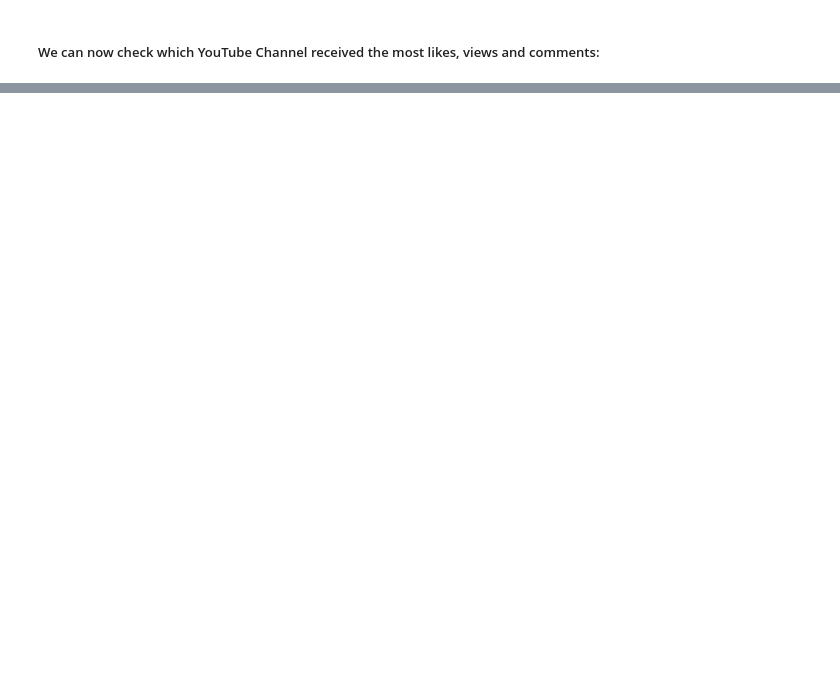
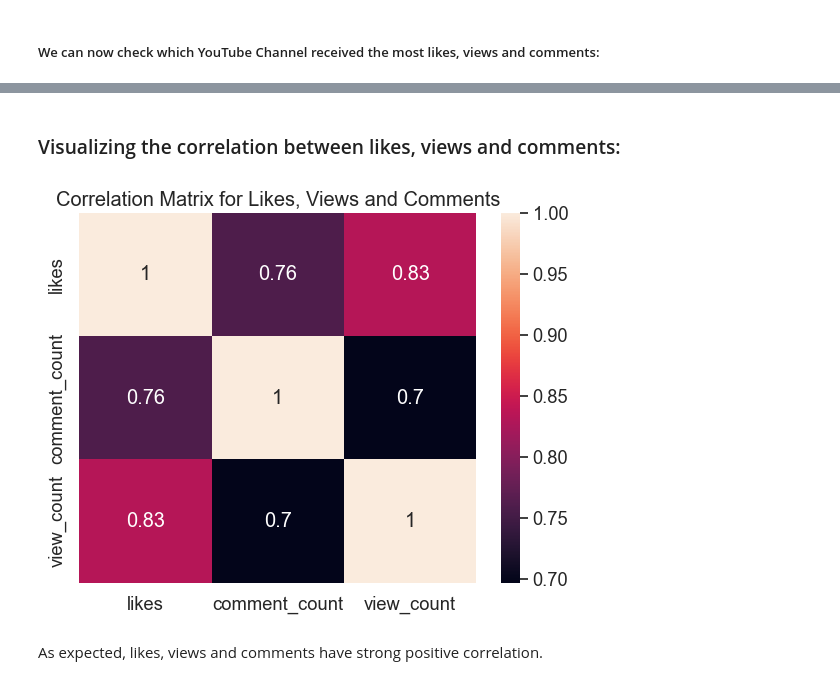
Before and after one commit to ALvee-611/YouTube-Analysis, a Jupyter notebook: Analysis/EDA.ipynb, the cells around one changed output, grey strips where cells are left out. Cells and saved outputs as stored; diff of their text form; code cells hidden in the pictures; blank space fills up the shorter version.

```diff
--- a/Analysis/EDA.ipynb
+++ b/Analysis/EDA.ipynb
@@ -498,0 +572,14 @@ likes_by_channel
+# %% [markdown]
+### Visualizing the correlation between likes, views and comments:
+# %%
+corr_df = active_youtube[['likes','comment_count','view_count']]
+
+corr_matrix = corr_df.corr()
+
+sns.heatmap(corr_matrix, annot=True)
+plt.title('Correlation Matrix for Likes, Views and Comments')
+plt.show()
+# %% [output]
+[figure, added]
+# %% [markdown]
+As expected, likes, views and comments have strong positive correlation.
```
Also changed, not shown: parts of 25 cells of this notebook.
